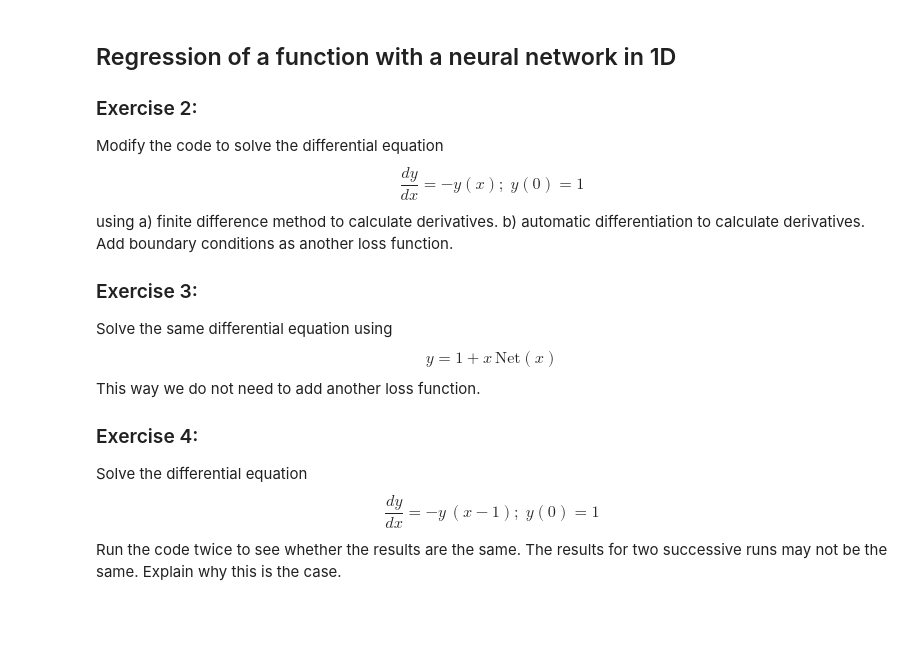
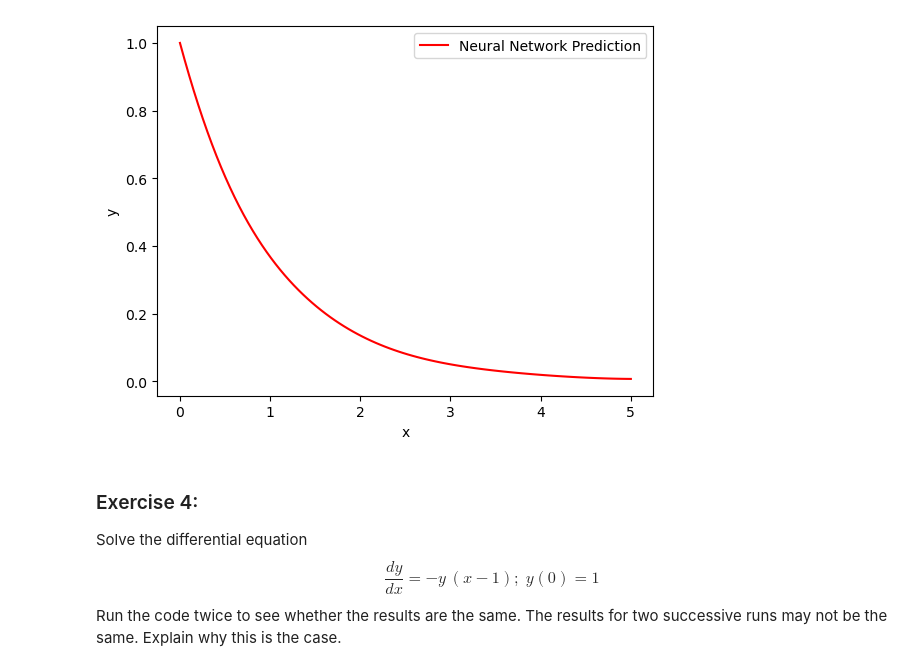
Before and after one commit to JakobSchauser/MscPhysics, a Jupyter notebook: ComputationalAstrophysics/6 Neural Networks/1dregression.ipynb, the cells around one changed output. Drawn from its saved outputs; the diff is of its cells as text; code cells hidden in the pictures; blank space fills up the shorter version.

```diff
--- a/ComputationalAstrophysics/6 Neural Networks/1dregression.ipynb
+++ b/ComputationalAstrophysics/6 Neural Networks/1dregression.ipynb
@@ -0,0 +81,20 @@
+# %%
+
+def get_dydx(x, net, getout):
+    h = 0.001
+    dydx = (getout(x+h, net) - getout(x-h, net)) /(2*h)
+    return -dydx
+
+
+def get_y(x, net):
+    return net(x)
+
+
+net = Net()
+
+MSELoss_w_bound = lambda x, y: MSELoss(x, y) + torch.square(net(torch.tensor([0.])) - torch.tensor( [1.]))/10.
+
+
+train_net(net, x, get_dydx, get_y, get_y, MSELoss_w_bound)
+
+plot_net(net, x, get_y)
@@ -0,0 +105,12 @@
+# %%
+def get_dydx_auto(x, net, get_y_lhs):
+    y = get_y_lhs(x, net)
+    dydx = torch.autograd.grad(y, x, grad_outputs=torch.ones_like(y), create_graph=True)[0]
+
+    return -dydx
+
+net = Net()
+
+train_net(net, x, get_dydx_auto, get_y, get_y, MSELoss_w_bound)
+
+plot_net(net, x, get_y)
@@ -1,22 +127,14 @@
+# %%
+def get_y_smart(x, net):
+    return 1 + x * net(x)
+
+net = Net()
+train_net(net, x, get_dydx, get_y_smart, get_y_smart, MSELoss)
+
+plot_net(net, x, get_y_smart)
+# %% [output]
+[figure, added]
 # %% [markdown]
-## Regression of a function with a neural network in 1D
-
-### Exercise 2:
-Modify the code to solve the differential equation
-$$
-\frac{dy}{dx} = -y(x);\; y(0) = 1
-$$
-using
- a) finite difference method to calculate derivatives.
- b) automatic differentiation to calculate derivatives.
-Add boundary conditions as another loss function.
-
-### Exercise 3:
-Solve the same differential equation using
-$$
-y = 1+x\,\mathrm{Net}(x)
-$$
-This way we do not need to add another loss function.
 
 ### Exercise 4:
 Solve the differential equation
```
Also changed, not shown: parts of 9 cells of this notebook.
